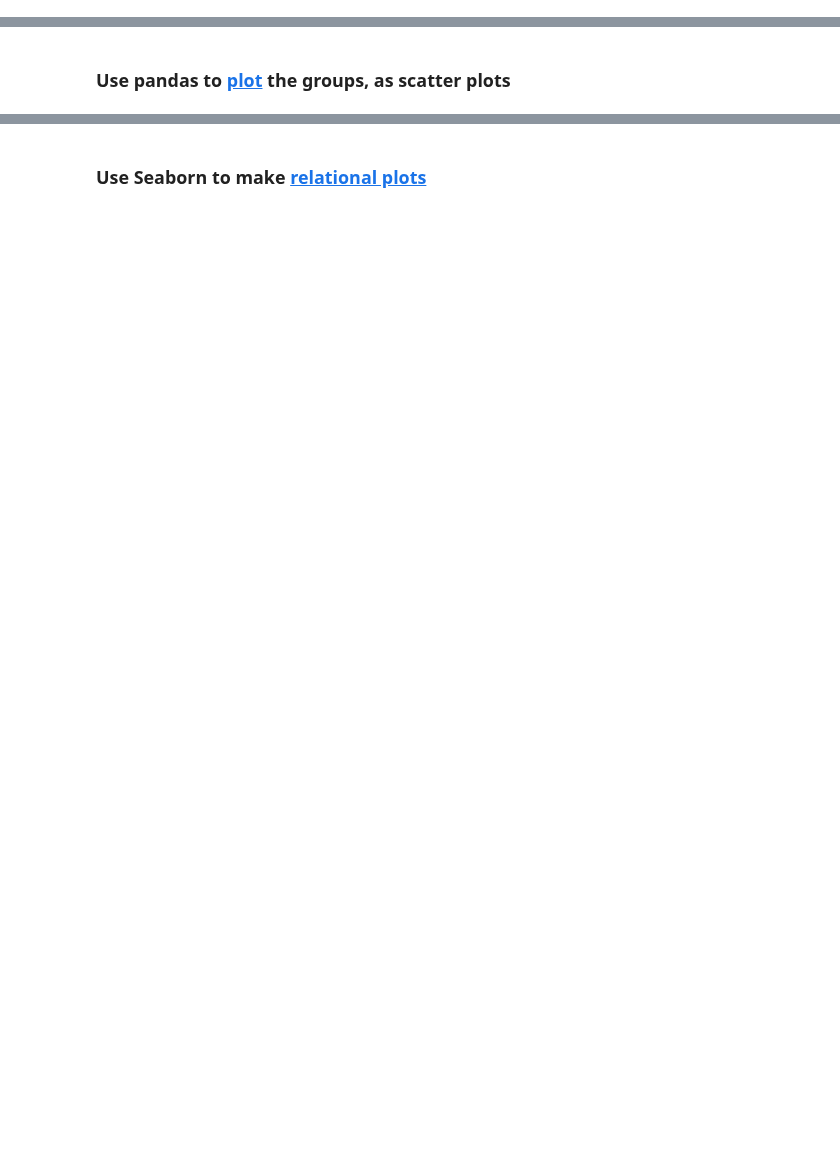
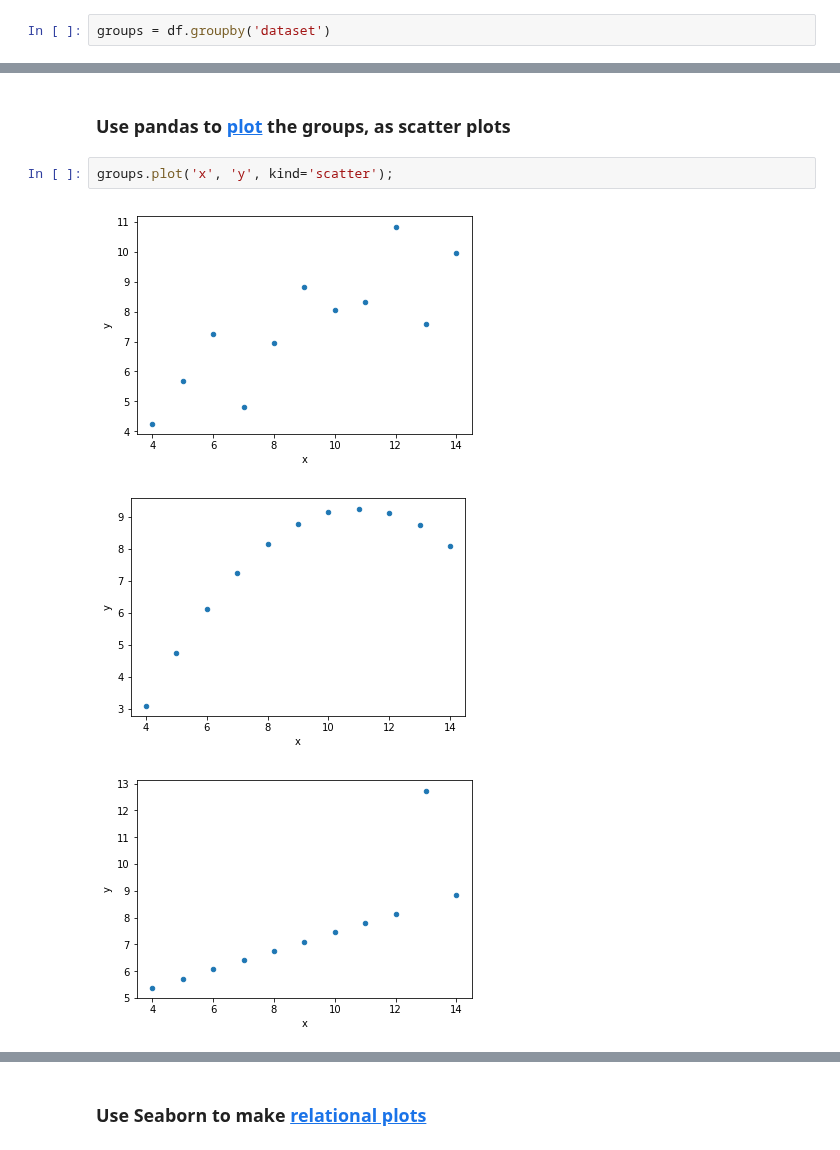
Before and after one commit to bloominstituteoftechnology/DS-Unit-1-Sprint-3-Data-Storytelling, a Jupyter notebook: LS_DS_222_Choose_appropriate_visualizations.ipynb, the cells around one changed output, grey strips where cells are left out. Saved outputs shown, nothing was run; the diff lists cells and outputs as text; blank space fills up the shorter version.

```diff
--- a/LS_DS_222_Choose_appropriate_visualizations.ipynb
+++ b/LS_DS_222_Choose_appropriate_visualizations.ipynb
@@ -67,4 +216,6 @@ df = sns.load_dataset('anscombe')
 # %% [markdown]
 ### [Group by](https://pandas.pydata.org/pandas-docs/stable/generated/pandas.DataFrame.groupby.html) `'dataset'`
+# %%
+groups = df.groupby('dataset')
 # %% [markdown]
 ### [Describe](https://pandas.pydata.org/pandas-docs/stable/generated/pandas.DataFrame.describe.html) the groups
@@ -79,2 +280,8 @@ df = sns.load_dataset('anscombe')
 # %% [markdown]
 ### Use pandas to [plot](https://pandas.pydata.org/pandas-docs/stable/generated/pandas.DataFrame.plot.html) the groups, as scatter plots
+# %%
+groups.plot('x', 'y', kind='scatter');
+# %% [output]
+[figure, added]
+[figure, added]
+[figure, added]
```
Also changed, not shown: parts of 47 cells of this notebook.
